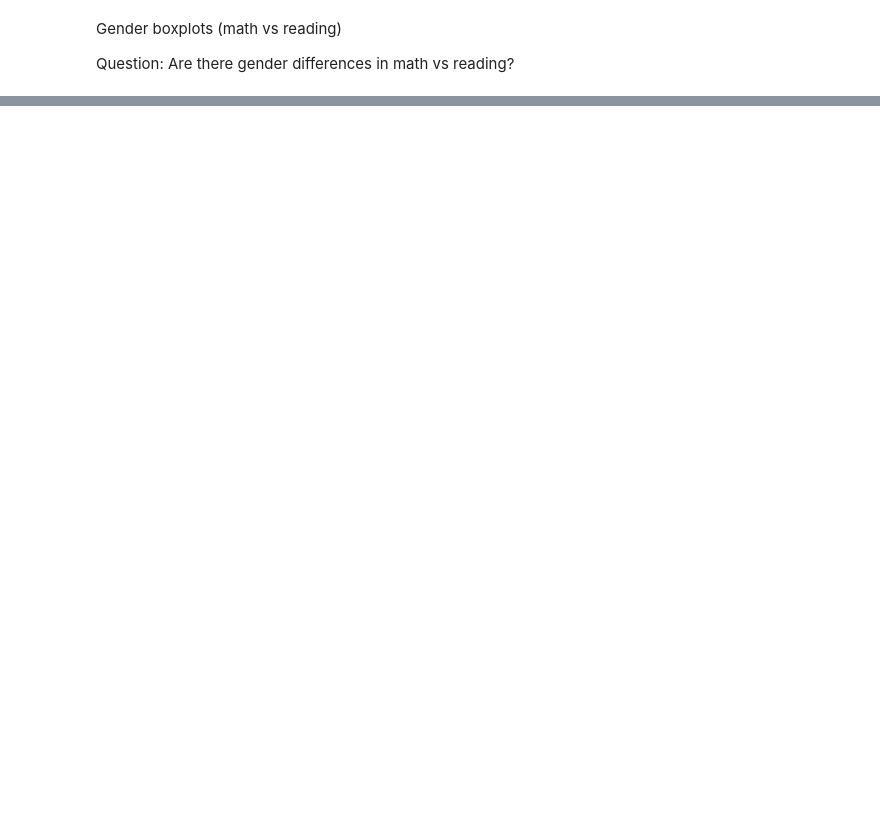
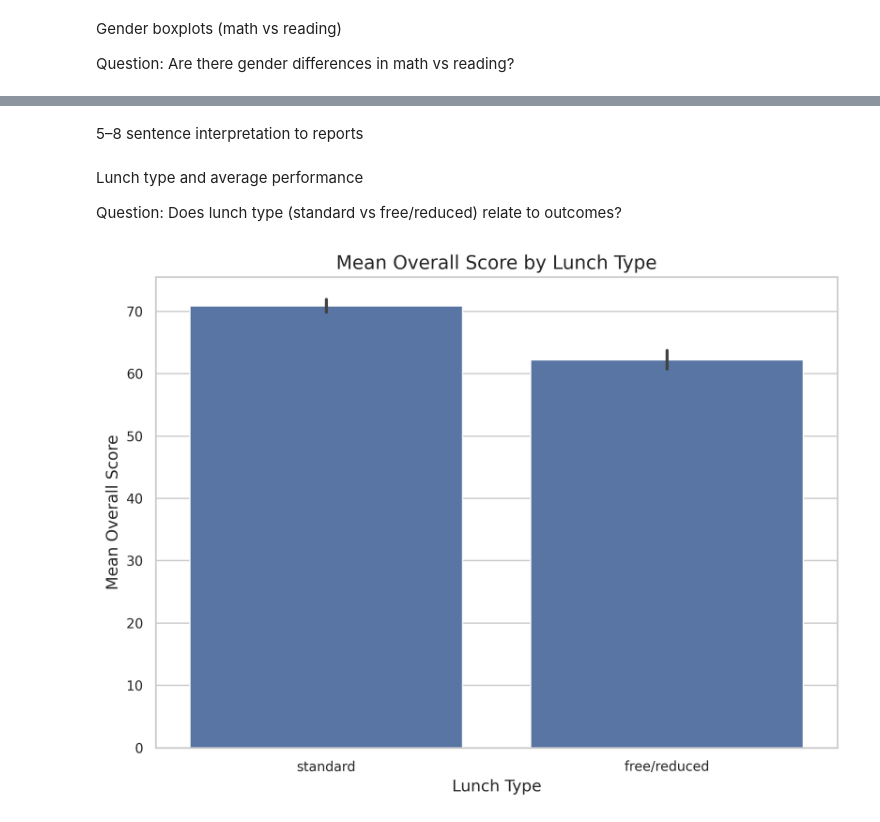
Before and after one commit to Ambrgna/CS-5530-Assignment-1, a Jupyter notebook: students_performance/src/students_performance.ipynb, the cells around one changed output, grey strips where cells are left out. Saved outputs shown, nothing was run; the diff lists cells and outputs as text; code cells hidden in the pictures; blank space fills up the shorter version.

```diff
--- a/students_performance/src/students_performance.ipynb
+++ b/students_performance/src/students_performance.ipynb
@@ -137,0 +131,24 @@ print(correlation)
+# %% [markdown]
+5–8 sentence interpretation to reports
+# %% [markdown]
+Lunch type and average performance
+
+Question: Does lunch type (standard vs free/reduced) relate to outcomes?
+# %%
+plt.figure(figsize=(8, 6), dpi=300)
+sns.barplot(
+    x=df_clean["lunch"].map({1: "standard", 0: "free/reduced"}),
+    y=df_clean[["math score", "reading score", "writing score"]].mean(axis=1)
+)
+
+plt.title("Mean Overall Score by Lunch Type", fontsize=14)
+plt.xlabel("Lunch Type", fontsize=12)
+plt.ylabel("Mean Overall Score", fontsize=12)
+
+plt.xticks(fontsize=10)
+plt.yticks(fontsize=10)
+
+plt.tight_layout()
+plt.show()
+# %% [output]
+[figure, added]
```
Also changed, not shown: parts of 22 cells of this notebook.
